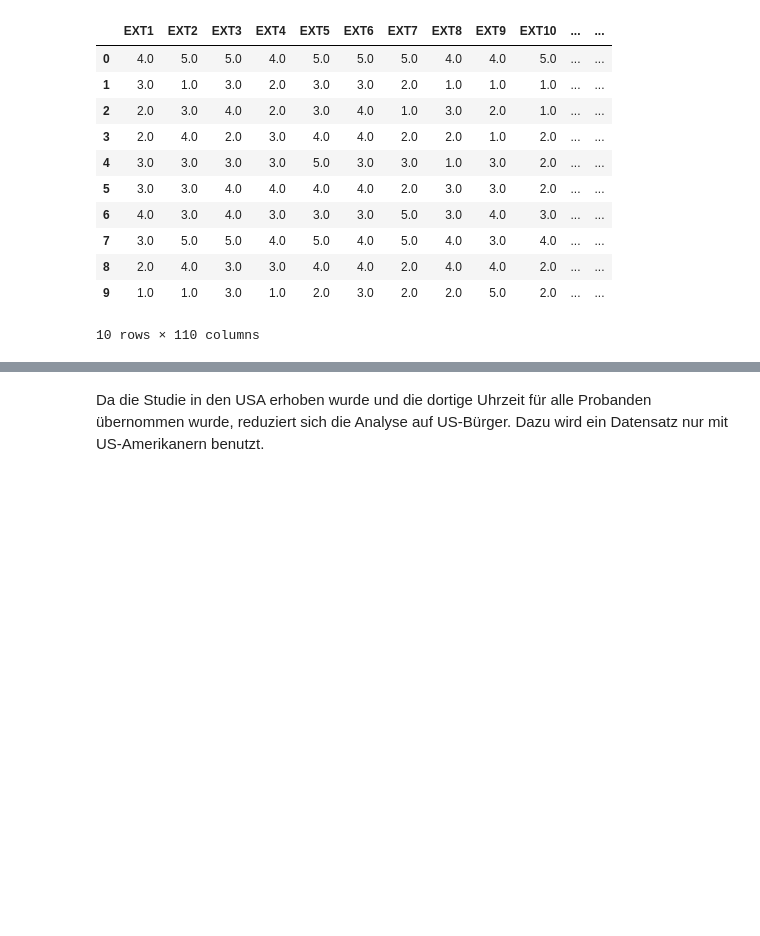
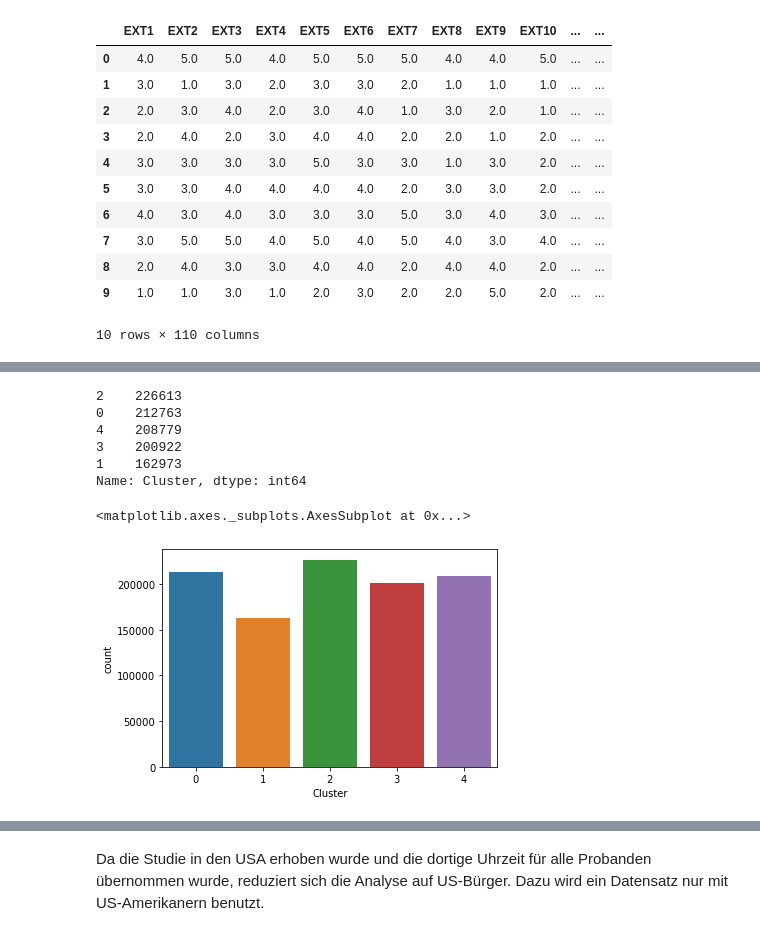
Before and after one commit to marvin2311/BigFive_Personality_Analysis, a Jupyter notebook: Part_Marco.ipynb, the cells around one changed output, grey strips where cells are left out. Cells and saved outputs as stored; diff of their text form; code cells hidden in the pictures; blank space fills up the shorter version.

```diff
--- a/Part_Marco.ipynb
+++ b/Part_Marco.ipynb
@@ -227,0 +167,14 @@ df.head(10)
+# %%
+from sklearn.cluster import KMeans
+
+# new data frame that just includes the answers on the questions
+df_model = df[df.columns.tolist()[:50]]
+
+# creating a model and fitting it with the data
+kmeans = KMeans(n_clusters=5)
+km_fitted = kmeans.fit(df_model)
+# %%
+# adding the column cluster to the data frame
+
+df_model.loc[:, 'Cluster'] = km_fitted.labels_
+df_model.head(5)
@@ -227,0 +199,18 @@ df.head(10)
+# %%
+#count the rows for every cluster
+
+df_model.Cluster.value_counts()
+# %% [output]
+2    226613
+0    212763
+4    208779
+3    200922
+1    162973
+Name: Cluster, dtype: int64
+# %%
+# visualize the amount in a countplot
+
+sns.countplot(data=df_model, x='Cluster')
+# %% [output]
+<matplotlib.axes._subplots.AxesSubplot at 0x...>
+[figure, added]
```
Also changed, not shown: parts of 37 cells of this notebook.
